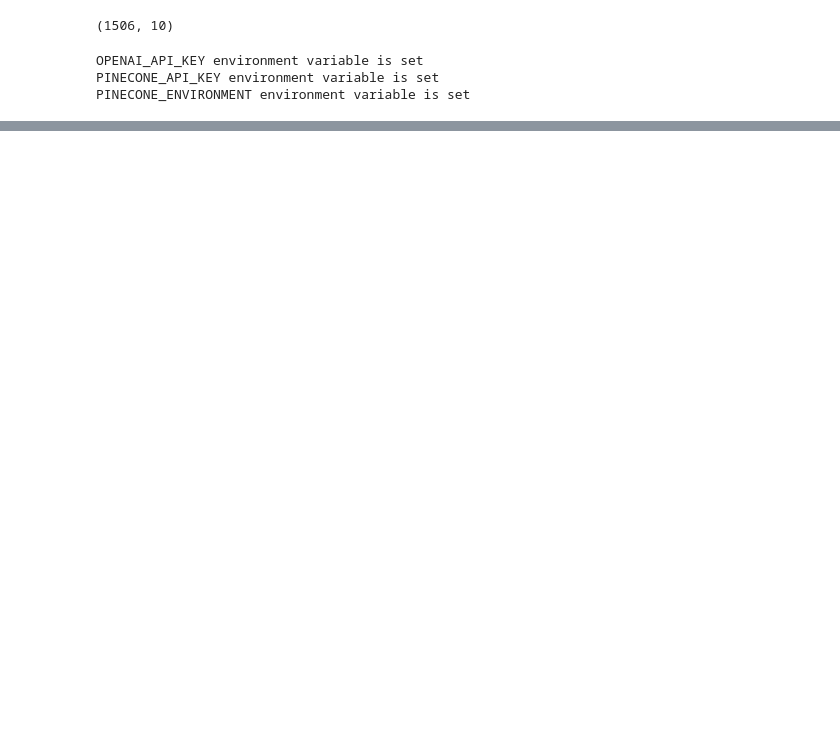
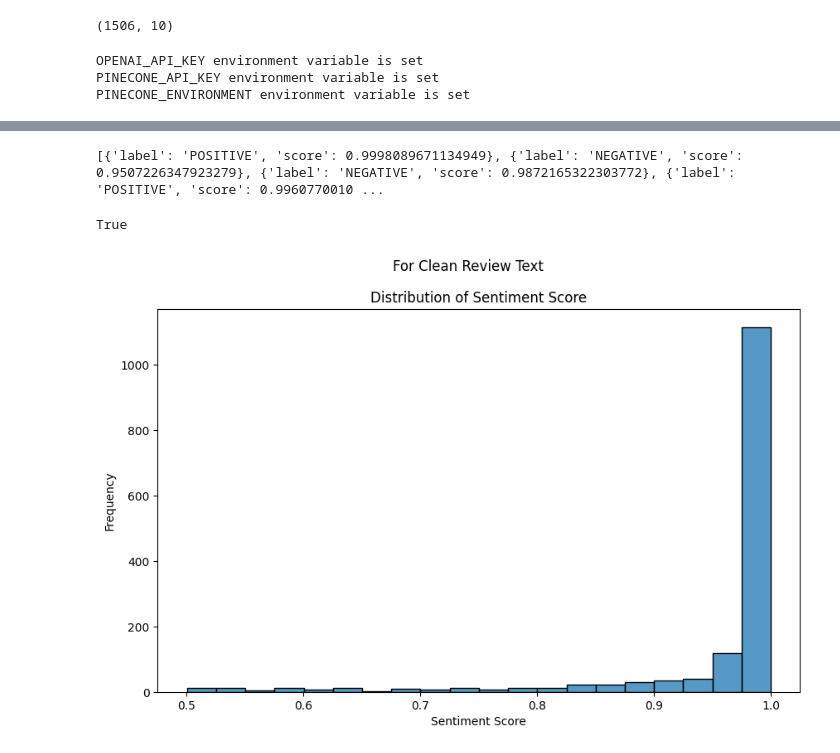
Before and after one commit to josemh301/openai-api-projects, a Jupyter notebook: HuggingFace/Project 2 - NLP App with Hugging Face/copilot-testing.ipynb, the cells around one changed output, grey strips where cells are left out. Saved outputs shown, nothing was run; the diff lists cells and outputs as text; code cells hidden in the pictures; blank space fills up the shorter version.

```diff
--- a/HuggingFace/Project 2 - NLP App with Hugging Face/copilot-testing.ipynb
+++ b/HuggingFace/Project 2 - NLP App with Hugging Face/copilot-testing.ipynb
@@ -104,3 +104,22 @@ else:
 OPENAI_API_KEY environment variable is set
 PINECONE_API_KEY environment variable is set
 PINECONE_ENVIRONMENT environment variable is set
+# %%
+# Remove the forward-slash character
+runway['review_text_cleaned'] = runway['review_text'].str.replace(r"\/", "")
+
+# Remove punctuation
+runway['review_text_cleaned'] = runway['review_text_cleaned'].str.translate(string.punctuation)
+
+# Remove digits
+runway['review_text_cleaned'] = runway['review_text_cleaned'].str.replace(r"\d+", "")
+
+
+# Remove running spaces
+runway['review_text_cleaned'] = runway['review_text_cleaned'].str.replace(r"\{2,}", "")
+
+
+# Make the text lowercase
+runway['review_text_cleaned'] = runway['review_text_cleaned'].str.lower()
+
+runway.head()
@@ -106,0 +133,28 @@ PINECONE_ENVIRONMENT environment variable is set
+# %%
+sentimentAnalysis = pipeline("sentiment-analysis", model="distilbert-base-uncased-finetuned-sst-2-english")
+sent_analysis_output = sentimentAnalysis(runway['review_text_cleaned'].tolist())
+print(sent_analysis_output)
+# %% [output]
+[{'label': 'POSITIVE', 'score': 0.9998089671134949}, {'label': 'NEGATIVE', 'score': 0.9507226347923279}, {'label': 'NEGATIVE', 'score': 0.9872165322303772}, {'label': 'POSITIVE', 'score': 0.9960770010 ...
+# %%
+### len of the sentiment analysis list is the same as the original number of rows
+print(len(sent_analysis_output) == list(runway.shape)[0])
+# %% [output]
+True
+# %%
+import seaborn as sns
+
+# Parse sentiment analysis output into new columns
+runway['clean_sentiment_category'] = [result['label'] for result in sent_analysis_output]
+runway['clean_sentiment_score'] = [result['score'] for result in sent_analysis_output]
+
+# Create histogram using seaborn
+plt.figure(figsize=(10, 6))
+sns.histplot(data=runway, x='clean_sentiment_score', bins=20)
+plt.title('Distribution of Sentiment Score')
+plt.xlabel('Sentiment Score')
+plt.ylabel('Frequency')
+plt.suptitle('For Clean Review Text')
+plt.show()
+# %% [output]
+[figure, added]
```
Also changed, not shown: parts of 3 cells of this notebook, 2 other files.
